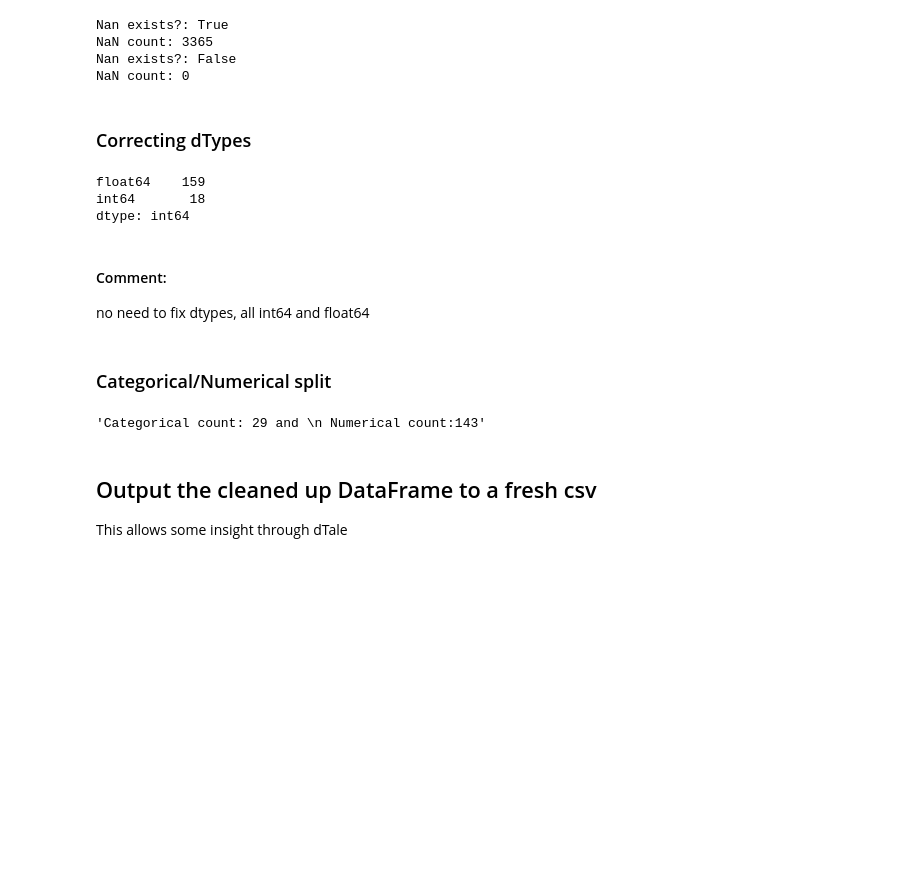
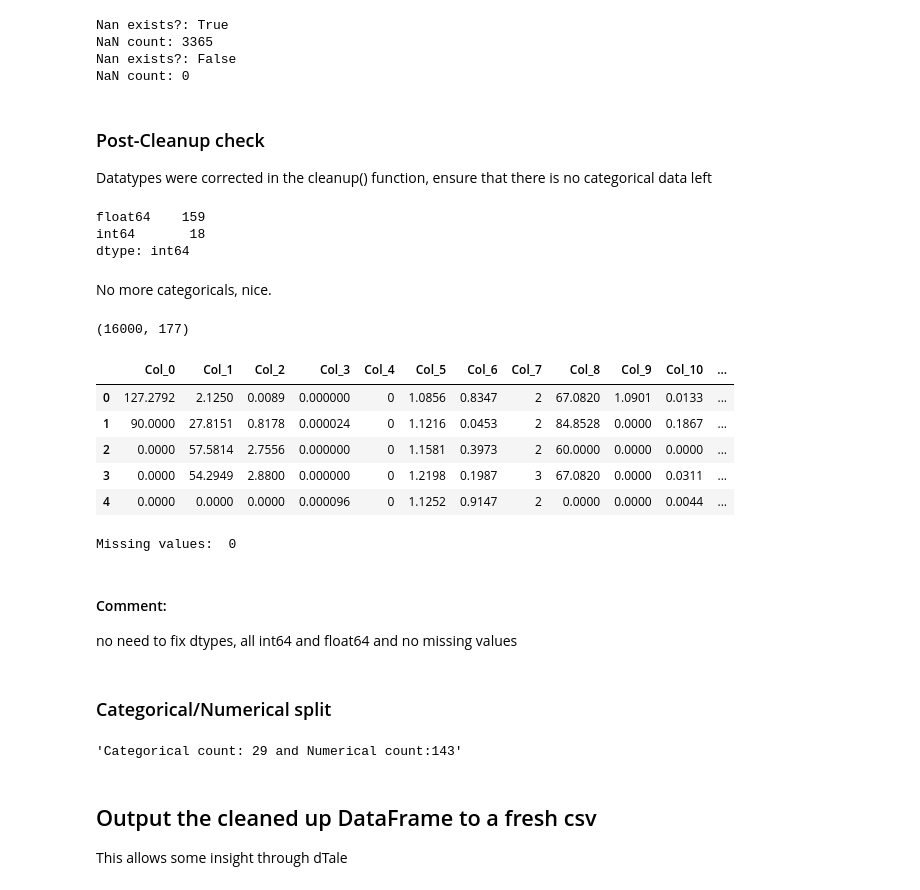
Before and after one commit to HubertStefanski/Data-Mining-Labs, a Jupyter notebook: main_assignment/Model.ipynb, the cells around one changed output. Saved outputs shown, nothing was run; the diff lists cells and outputs as text; code cells hidden in the pictures; blank space fills up the shorter version.

```diff
--- a/main_assignment/Model.ipynb
+++ b/main_assignment/Model.ipynb
@@ -49,31 +70,38 @@ Scoring (9000, 176)
 # %%
-# Change categorical data to binary flag
-for col in df_labeled.select_dtypes(include=['object']).copy():
-    df_labeled[col] = df_labeled[col].str.lower()
-    encoder = OrdinalEncoder(categories=[['no','yes']])
-    df_labeled[col] = encoder.fit_transform(df_labeled.loc[:,[col]])
+def cleanup(df):
+    # Changing categorical data to a binary flag,
+    for col in df.select_dtypes(include=['object']).copy():
+         # Ensure all strings are lower before encoding
+        df[col] = df[col].str.lower()
+        encoder = OrdinalEncoder(categories=[['no','yes']])
+        df[col] = encoder.fit_transform(df.loc[:,[col]])
 
-# Check whether NaNs exist
-print("Nan exists?: " + str(df_labeled.isnull().values.any()))
+    # Check whether NaNs exist
+    print("Nan exists?: " + str(df.isnull().values.any()))
 
-# Check total number of NaNs
-print("NaN count: " + str(df_labeled.isnull().sum().sum()))
+    # Check total number of NaNs
+    print("NaN count: " + str(df.isnull().sum().sum()))
 
-# Cleanup NaNs
-for col in df_labeled.columns:
-    if df_labeled[col].isna().values.any():
-        # Replace all NaNs with means of the column
-        df_labeled[col] = df_labeled[col].fillna(df_labeled[col].mode().values[0])
+    # Cleanup NaNs
+    for col in df.columns:
+        if df[col].isna().values.any():
+            # Replace all NaNs with mode of the column
+            df[col] = df[col].fillna(df[col].mode().values[0])
 
-# Check whether NaNs exist after nan Cleanup
-print("Nan exists?: " + str(df_labeled.isnull().values.any()))
-# Check total number of NaNs
-print("NaN count: " + str(df_labeled.isnull().sum().sum()))
+
+        # Check whether NaNs exist after nan Cleanup
+    print("Nan exists?: " + str(df.isnull().values.any()))
+    # Check total number of NaNs
+    print("NaN count: " + str(df.isnull().sum().sum()))
+
+    return df
+df = cleanup(df)
 # %% [output]
 Nan exists?: True
 NaN count: 3365
 Nan exists?: False
 NaN count: 0
-# %% [markdown]
-### Correcting dTypes
+# %% [markdown]
+### Post-Cleanup check
+Datatypes were corrected in the cleanup() function, ensure that there is no categorical data left
 # %%
@@ -82,26 +110,47 @@ df_labeled.dtypes.value_counts()
 float64    159
 int64       18
 dtype: int64
+# %% [markdown]
+No more categoricals, nice.
+# %%
+df.shape
+# %% [output]
+(16000, 177)
+# %%
+df.head(5)
+# %% [output]
+|  | Col_0 | Col_1 | Col_2 | Col_3 | Col_4 | Col_5 | Col_6 | Col_7 | Col_8 | Col_9 | Col_10 | ... |
+| 0 | 127.2792 | 2.1250 | 0.0089 | 0.000000 | 0 | 1.0856 | 0.8347 | 2 | 67.0820 | 1.0901 | 0.0133 | ... |
+| 1 | 90.0000 | 27.8151 | 0.8178 | 0.000024 | 0 | 1.1216 | 0.0453 | 2 | 84.8528 | 0.0000 | 0.1867 | ... |
+| 2 | 0.0000 | 57.5814 | 2.7556 | 0.000000 | 0 | 1.1581 | 0.3973 | 2 | 60.0000 | 0.0000 | 0.0000 | ... |
+| 3 | 0.0000 | 54.2949 | 2.8800 | 0.000000 | 0 | 1.2198 | 0.1987 | 3 | 67.0820 | 0.0000 | 0.0311 | ... |
+| 4 | 0.0000 | 0.0000 | 0.0000 | 0.000096 | 0 | 1.1252 | 0.9147 | 2 | 0.0000 | 0.0000 | 0.0044 | ... |
+# %%
+## Checking for null values
+missing_vals = df.isnull().values.sum()
+print("Missing values: ", missing_vals)
+# %% [output]
+Missing values:  0
 # %% [markdown]
 #### Comment:
-no need to fix dtypes, all int64 and float64
+no need to fix dtypes, all int64 and float64 and no missing values
 # %% [markdown]
 ### Categorical/Numerical split
 # %%
 # Get column names as list
-attributes = df_labeled.columns.tolist()
+attributes = df.columns.tolist()
 # Remove the target column, no point in doing this if we include it
 attributes.remove(TARGET)
 
-temp = df_labeled[attributes].nunique()
+temp = df[attributes].nunique()
 
 categorical = list(temp[(temp>1)& (temp<20)].index)
 
 numerical = list(temp[(temp>20)].index)
 
-f"Categorical count: {len(categorical)} and \n Numerical count:{len(numerical)}"
+f"Categorical count: {len(categorical)} and Numerical count:{len(numerical)}"
 # %% [output]
-'Categorical count: 29 and \n Numerical count:143'
+'Categorical count: 29 and Numerical count:143'
 # %% [markdown]
 ## Output the cleaned up DataFrame to a fresh csv
 This allows some insight through dTale
```
Also changed, not shown: parts of 28 cells of this notebook, 1 other file.
